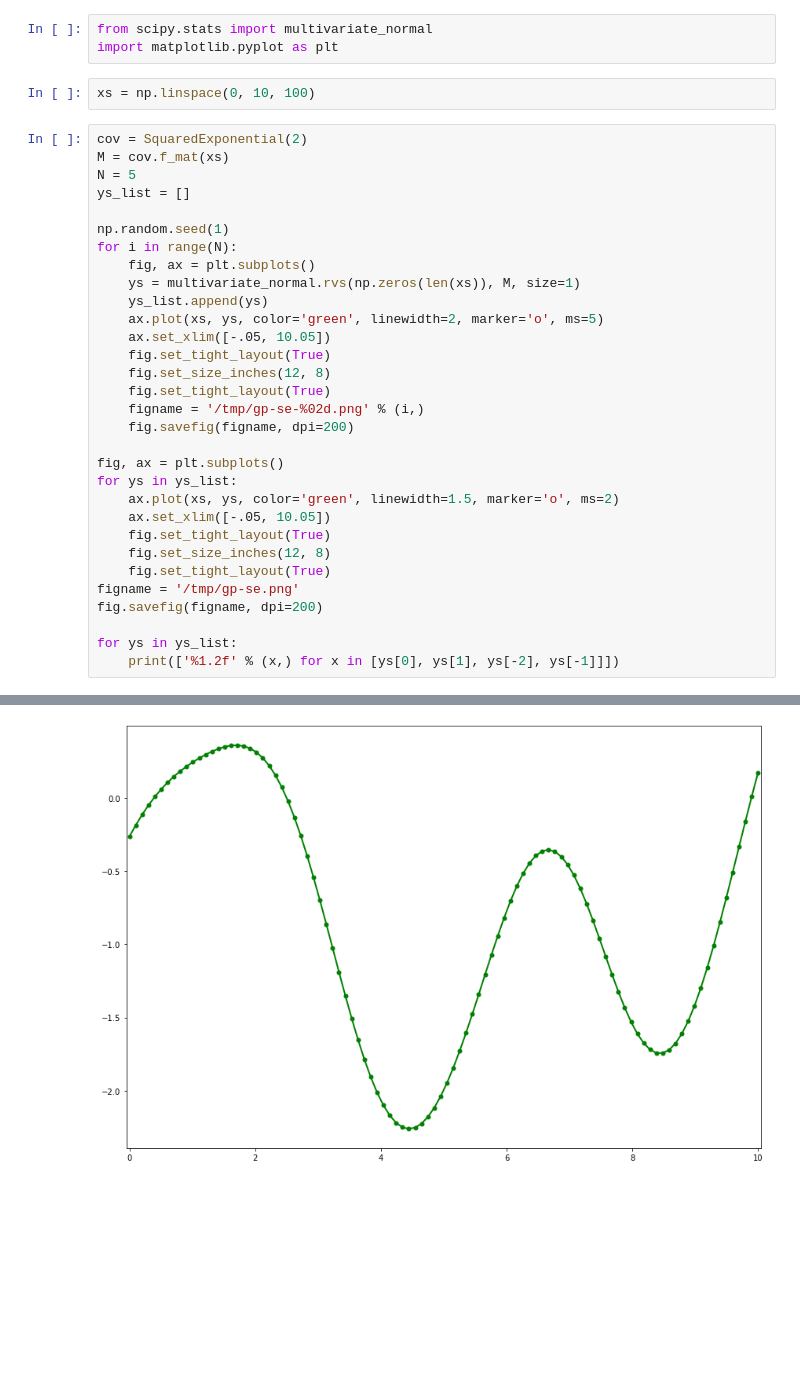
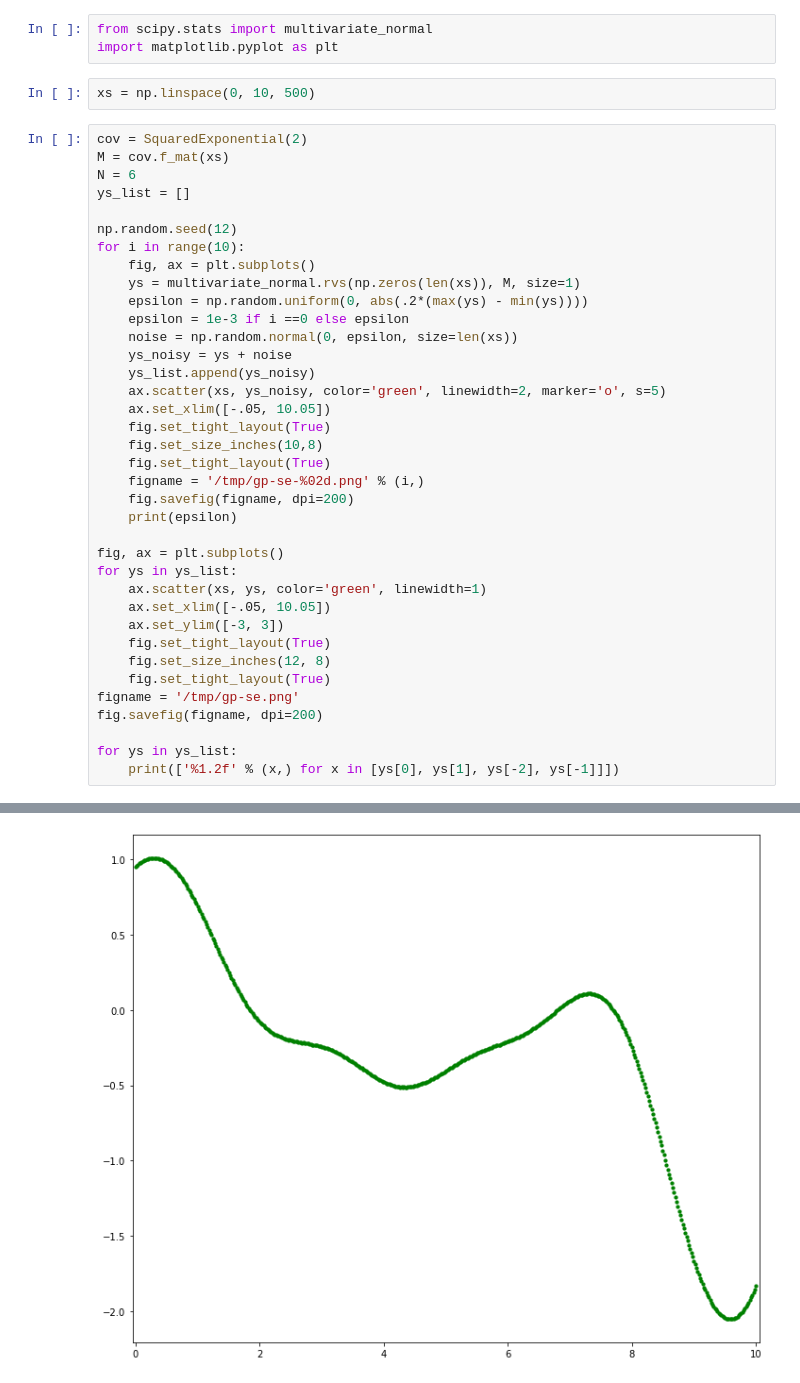
Before and after one commit to probsys/sppl, a Jupyter notebook: src/gp_realizations_many.ipynb, the cells around one changed output, grey strips where cells are left out. Saved outputs shown, nothing was run; the diff lists cells and outputs as text; blank space fills up the shorter version.

Commit message:
Add noisy version of the GP.

```diff
--- a/src/gp_realizations_many.ipynb
+++ b/src/gp_realizations_many.ipynb
@@ -98,30 +98,36 @@ class ChangePoint(Kernel):
 from scipy.stats import multivariate_normal
 import matplotlib.pyplot as plt
 # %%
-xs = np.linspace(0, 10, 100)
+xs = np.linspace(0, 10, 500)
 # %%
 cov = SquaredExponential(2)
 M = cov.f_mat(xs)
-N = 5
+N = 6
 ys_list = []
 
-np.random.seed(1)
-for i in range(N):
+np.random.seed(12)
+for i in range(10):
     fig, ax = plt.subplots()
     ys = multivariate_normal.rvs(np.zeros(len(xs)), M, size=1)
-    ys_list.append(ys)
-    ax.plot(xs, ys, color='green', linewidth=2, marker='o', ms=5)
+    epsilon = np.random.uniform(0, abs(.2*(max(ys) - min(ys))))
+    epsilon = 1e-3 if i ==0 else epsilon
+    noise = np.random.normal(0, epsilon, size=len(xs))
+    ys_noisy = ys + noise
+    ys_list.append(ys_noisy)
+    ax.scatter(xs, ys_noisy, color='green', linewidth=2, marker='o', s=5)
     ax.set_xlim([-.05, 10.05])
     fig.set_tight_layout(True)
-    fig.set_size_inches(12, 8)
+    fig.set_size_inches(10,8)
     fig.set_tight_layout(True)
     figname = '/tmp/gp-se-%02d.png' % (i,)
     fig.savefig(figname, dpi=200)
+    print(epsilon)
 
 fig, ax = plt.subplots()
 for ys in ys_list:
-    ax.plot(xs, ys, color='green', linewidth=1.5, marker='o', ms=2)
+    ax.scatter(xs, ys, color='green', linewidth=1)
     ax.set_xlim([-.05, 10.05])
+    ax.set_ylim([-3, 3])
     fig.set_tight_layout(True)
     fig.set_size_inches(12, 8)
     fig.set_tight_layout(True)
@@ -139 +160 @@ for ys in ys_list:
-[figure, old version]
+[figure, new version]
```
Also changed, not shown: parts of 3 cells of this notebook.
